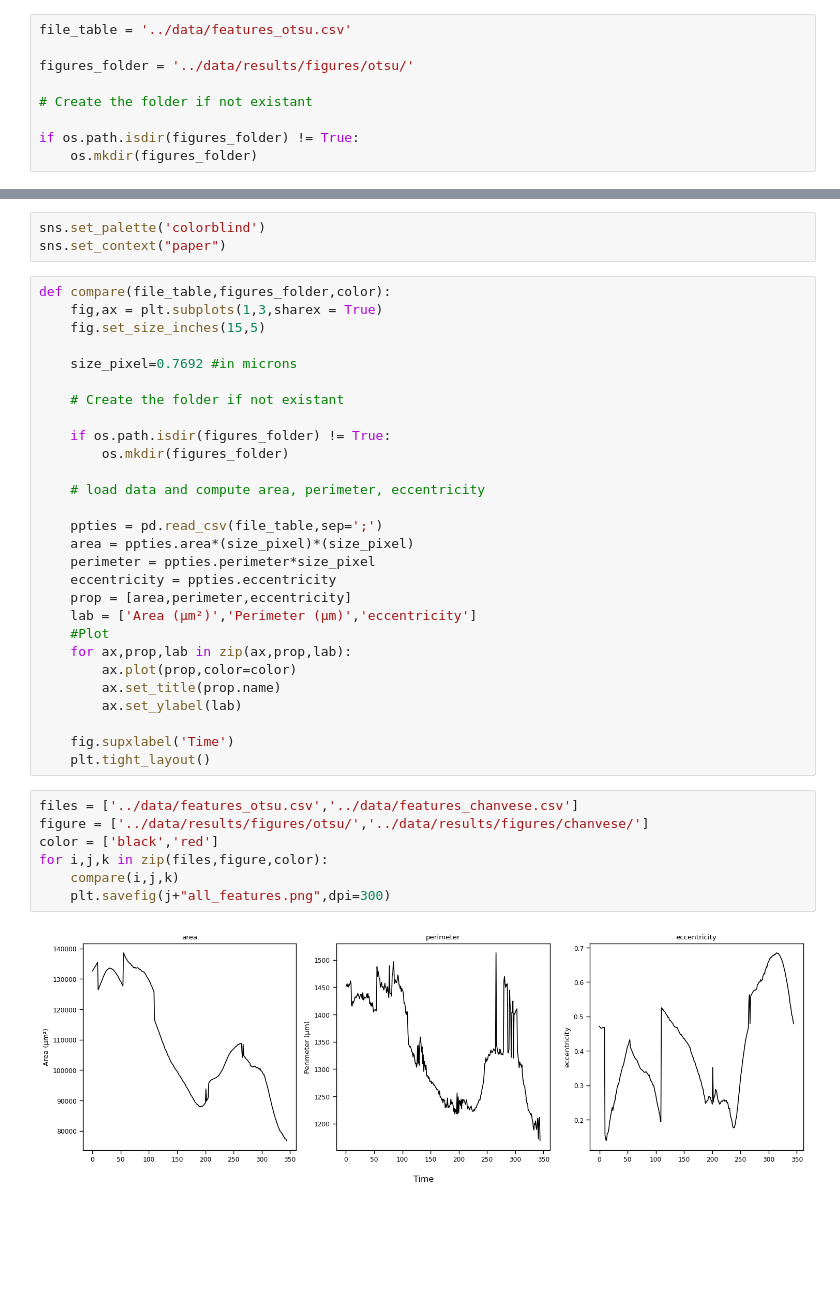
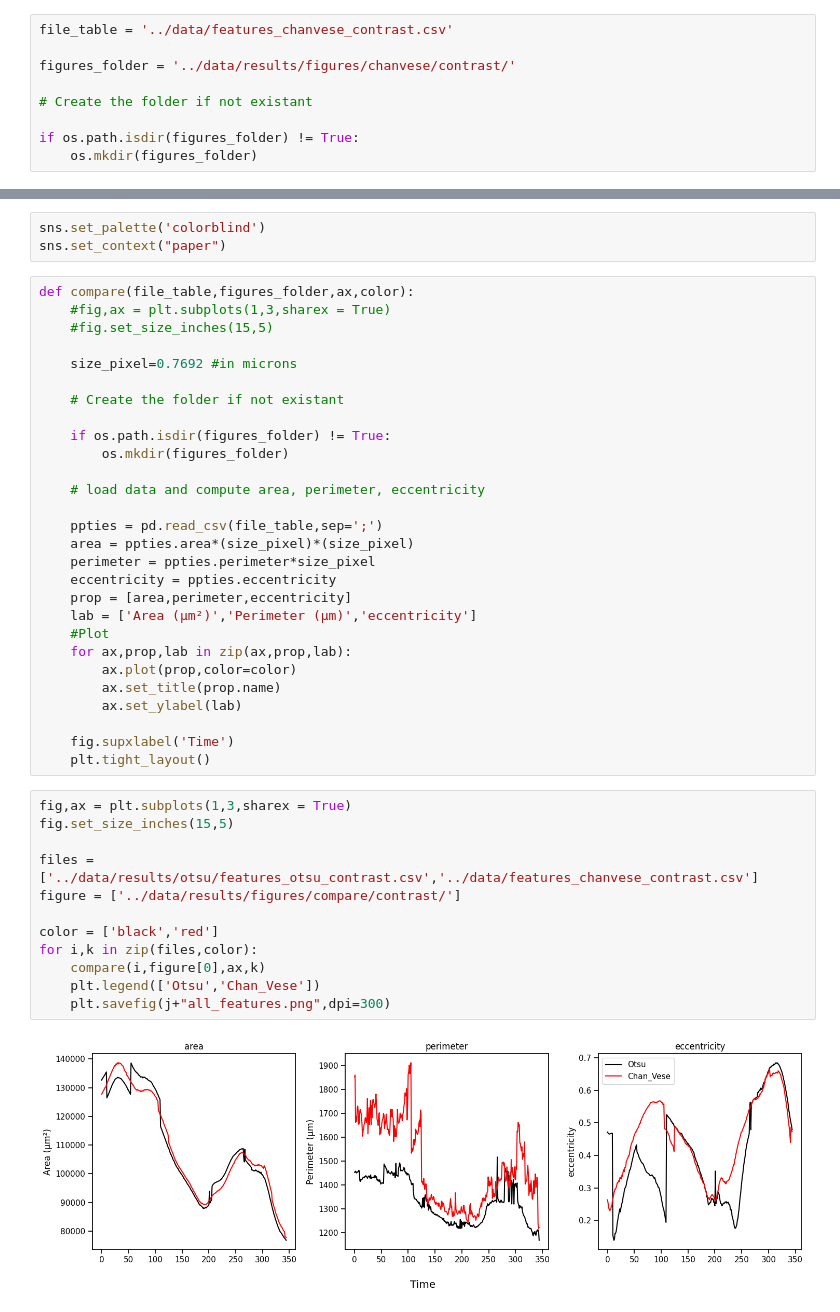
Before and after one commit to GuignardLab/placozoa_tracking, a Jupyter notebook: notebooks/Comparing_segmentation.ipynb, the cells around one changed output, grey strips where cells are left out. Drawn from its saved outputs; the diff is of its cells as text; blank space fills up the shorter version.

```diff
--- a/notebooks/Comparing_segmentation.ipynb
+++ b/notebooks/Comparing_segmentation.ipynb
@@ -29,9 +29,9 @@ size_pixel=0.7692 #in microns
 # %% [markdown]
 Insert the sample csv filename and the corresponding wound csv filename:
 # %%
-file_table = '../data/features_otsu.csv'
+file_table = '../data/features_chanvese_contrast.csv'
 
-figures_folder = '../data/results/figures/otsu/'
+figures_folder = '../data/results/figures/chanvese/contrast/'
 
 # Create the folder if not existant
 
@@ -102,9 +102,9 @@ plt.savefig(name, dpi=300)
 sns.set_palette('colorblind')
 sns.set_context("paper")
 # %%
-def compare(file_table,figures_folder,color):
-    fig,ax = plt.subplots(1,3,sharex = True)
-    fig.set_size_inches(15,5)
+def compare(file_table,figures_folder,ax,color):
+    #fig,ax = plt.subplots(1,3,sharex = True)
+    #fig.set_size_inches(15,5)
 
     size_pixel=0.7692 #in microns
 
@@ -130,11 +130,16 @@ def compare(file_table,figures_folder,color):
     fig.supxlabel('Time')
     plt.tight_layout()
 # %%
-files = ['../data/features_otsu.csv','../data/features_chanvese.csv']
-figure = ['../data/results/figures/otsu/','../data/results/figures/chanvese/']
+fig,ax = plt.subplots(1,3,sharex = True)
+fig.set_size_inches(15,5)
+
+files = ['../data/results/otsu/features_otsu_contrast.csv','../data/features_chanvese_contrast.csv']
+figure = ['../data/results/figures/compare/contrast/']
+
 color = ['black','red']
-for i,j,k in zip(files,figure,color):
-    compare(i,j,k)
+for i,k in zip(files,color):
+    compare(i,figure[0],ax,k)
+    plt.legend(['Otsu','Chan_Vese'])
     plt.savefig(j+"all_features.png",dpi=300)
 # %% [output]
-[figure, old version]
+[figure, new version]
```
Also changed, not shown: parts of 9 cells of this notebook, 10 other files.
